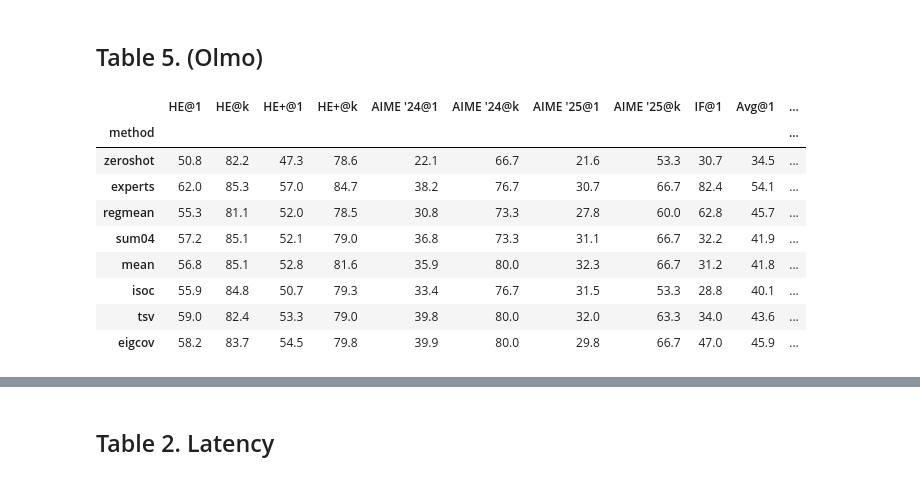
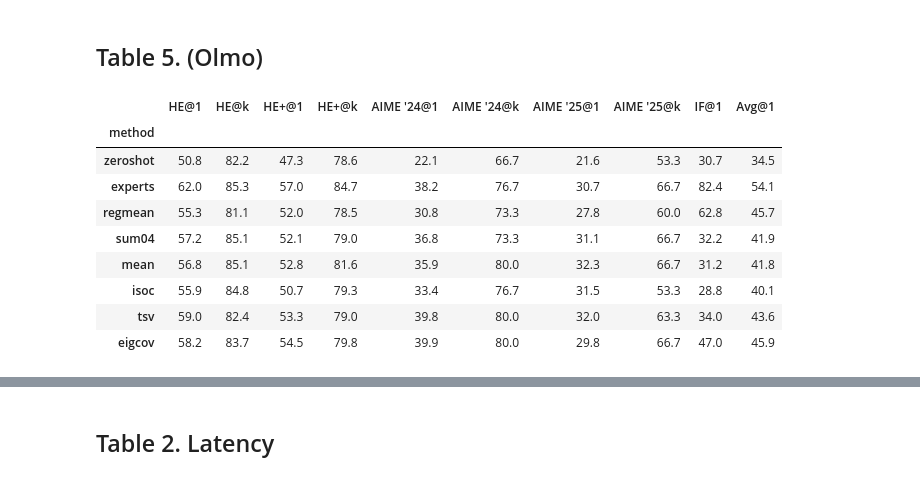
Before and after one commit to marawangamal/eigcov, a Jupyter notebook: notebooks/analysis.ipynb, the cells around one changed output, grey strips where cells are left out. Saved outputs shown, nothing was run; the diff lists cells and outputs as text; code cells hidden in the pictures.

```diff
--- a/notebooks/analysis.ipynb
+++ b/notebooks/analysis.ipynb
@@ -2415,22 +2426,22 @@ MODELS = {
 
 COLORS = {
     "EigenCov": "#00A658", "TSV": "#4A5568", "KNOTS-TSV": "#4A5568",
-    "ISO-C": "#718096", "KNOTS-ISO-C": "#718096", "Average": "#A0AEC0",
+    "Iso-C": "#718096", "KNOTS-Iso-C": "#718096", "Average": "#A0AEC0",
     "RegMean": "#CBD5E0", "TA": "#E2E8F0"
 }
 
-BAR_ORDER = ["TA", "RegMean", "Average", "ISO-C", "TSV", "EigenCov"]
-KNOTS_MAP = {"KNOTS-TSV": "TSV", "KNOTS-ISO-C": "ISO-C"}
-DATA_NEEDING = ["TA", "RegMean", "KNOTS-TSV", "KNOTS-ISO-C"]
+BAR_ORDER = ["TA", "RegMean", "Average", "Iso-C", "TSV", "EigenCov"]
+KNOTS_MAP = {"KNOTS-TSV": "TSV", "KNOTS-Iso-C": "Iso-C"}
+DATA_NEEDING = ["TA", "RegMean", "KNOTS-TSV", "KNOTS-Iso-C"]
 TEXTURE_SLASH = "//"
 TEXTURE_DOT = ".."
 
 # ── 2. Data Loading (Assuming standard format) ─────────────────────────
 # Re-including the processing logic to ensure 'df' and 'METHODS' map exist
 METHODS_MAP = {
-    "sum_data": "TA", "regmean": "RegMean", "mean": "Average", "isoc": "ISO-C",
-    "isoc_mean": "ISO-C", "tsv": "TSV", "eigcov": "EigenCov",
-    "knots_tsv": "KNOTS-TSV", "knots_isoc_mean": "KNOTS-ISO-C",
+    "sum_data": "TA", "regmean": "RegMean", "mean": "Average", "isoc": "Iso-C",
+    "isoc_mean": "Iso-C", "tsv": "TSV", "eigcov": "EigenCov",
+    "knots_tsv": "KNOTS-TSV", "knots_isoc_mean": "KNOTS-Iso-C",
     "expert": "Expert", "zeroshot": "Zeroshot"
 }
 
@@ -2520,7 +2531,7 @@ for r, c, mode, dom in grid_config:
         ax.set_ylabel("Accuracy (%)", fontweight="bold", labelpad=20)
 
 # ── 3. Global Legend & Export ──────────────────────────────────────────
-order = ["Expert", "Zeroshot", "TA", "RegMean", "Average", "ISO-C", "KNOTS-ISO-C", "TSV", "KNOTS-TSV", "EigenCov"]
+order = ["Expert", "Zeroshot", "TA", "RegMean", "Average", "Iso-C", "KNOTS-Iso-C", "TSV", "KNOTS-TSV", "EigenCov"]
 legend_data["Expert"] = plt.Line2D([0], [0], color="black", ls="--", lw=3.5)
 legend_data["Zeroshot"] = plt.Line2D([0], [0], color="gray", ls=":", lw=3.5)
 
@@ -2568,21 +2579,21 @@ MODELS = {
 }
 
 COLORS = {
-    "EigenCov": "#00A658", "TSV": "#4A5568", "KNOTS-TSV": "#4A5568",
-    "ISO-C": "#718096", "KNOTS-ISO-C": "#718096", "Average": "#A0AEC0",
+    "ACTMat": "#00A658", "TSV": "#4A5568", "KNOTS-TSV": "#4A5568",
+    "Iso-C": "#718096", "KNOTS-Iso-C": "#718096", "Average": "#A0AEC0",
     "RegMean": "#CBD5E0", "TA": "#E2E8F0"
 }
 
 METHODS_MAP = {
-    "sum_data": "TA", "regmean": "RegMean", "mean": "Average", "isoc": "ISO-C",
-    "isoc_mean": "ISO-C", "tsv": "TSV", "eigcov": "EigenCov",
-    "knots_tsv": "KNOTS-TSV", "knots_isoc_mean": "KNOTS-ISO-C",
-    "expert": "Expert", "zeroshot": "Zeroshot"
+    "sum_data": "TA", "regmean": "RegMean", "mean": "Average", "isoc": "Iso-C",
+    "isoc_mean": "Iso-C", "tsv": "TSV", "eigcov": "ACTMat",
+    "knots_tsv": "KNOTS-TSV", "knots_isoc_mean": "KNOTS-Iso-C",
+    "expert": "Expert", "zeroshot": "Zero-shot"
 }
 
-BAR_ORDER = ["TA", "RegMean", "Average", "ISO-C", "TSV", "EigenCov"]
-KNOTS_MAP = {"KNOTS-TSV": "TSV", "KNOTS-ISO-C": "ISO-C"}
-DATA_NEEDING = ["TA", "RegMean", "KNOTS-TSV", "KNOTS-ISO-C"]
+BAR_ORDER = ["TA", "RegMean", "Average", "Iso-C", "TSV", "ACTMat"]
+KNOTS_MAP = {"KNOTS-TSV": "TSV", "KNOTS-Iso-C": "Iso-C"}
+DATA_NEEDING = ["TA", "RegMean", "KNOTS-TSV", "KNOTS-Iso-C"]
 TEXTURE_SLASH, TEXTURE_DOT = "//", ".."
 
 # ── 2. Data Loading ───────────────────────────────────────────────────
@@ -2660,9 +2671,9 @@ for i, (mode, dom) in enumerate(panels):
     if i == 0: ax.set_ylabel("Accuracy (%)", fontweight="bold")
 
 # ── 4. Final Legend ────────────────────────────────────────────────────
-order = ["Expert", "Zeroshot", "TA", "RegMean", "Average", "ISO-C", "KNOTS-ISO-C", "TSV", "KNOTS-TSV", "EigenCov"]
+order = ["Expert", "Zero-shot", "TA", "RegMean", "Average", "Iso-C", "KNOTS-Iso-C", "TSV", "KNOTS-TSV", "ACTMat"]
 legend_data["Expert"] = plt.Line2D([0], [0], color="black", ls="--", lw=2.0)
-legend_data["Zeroshot"] = plt.Line2D([0], [0], color="gray", ls=":", lw=2.0)
+legend_data["Zero-shot"] = plt.Line2D([0], [0], color="gray", ls=":", lw=2.0)
 
 final_handles = [legend_data[m] for m in order if m in legend_data]
 fig.legend(final_handles, [m for m in order if m in legend_data],
@@ -2768,7 +2779,8 @@ col_order = [
     "AIME '25@1",  "AIME '25@k",
     # "IF@k",  drop
     "IF@1",
-    "Avg@1", "Avg@k"
+    "Avg@1",
+    # "Avg@k" drop
 ]
 
 # Standardize method order for the paper
@@ -2809,43 +2821,43 @@ def rank_style(s):
         else:
             styles.append("")
     return styles
 
 # ── 2. Apply and Export ────────────────────────────────────────────────
 # Map method names to professional formatting
 name_map = {"zeroshot": "Zero-shot", "experts": "Experts", "mean": "Average", "sum04": "TA",
             "tsv": "TSV", "isoc": "ISOC", "regmean": "RegMean", "eigcov": "\\methodname"}
 df_pivoted.index = df_pivoted.index.map(name_map)
 
 # Add \\textsc{} to the index
 df_pivoted.index = df_pivoted.index.map(lambda x: f"\\textsc{{{x}}}")
 
 # This is the "Native" Pandas Styler approach
 latex_table = (
     df_pivoted.style
     .apply(rank_style, axis=0) # Native Styler entry point
     .format(precision=1, na_rep="--")
     .to_latex(
         caption="OLMo-3-7B merging results. \\textbf{Bold} is 1st, \\underline{underline} is 2nd (excl. Baselines).",
         label="tab:results",
         hrules=True,
         position="t",
         position_float="centering",
         column_format="l" + "c" * len(df_pivoted.columns)
     )
 )
 
 print(latex_table)
 # %% [output]
-|  | HE@1 | HE@k | HE+@1 | HE+@k | AIME '24@1 | AIME '24@k | AIME '25@1 | AIME '25@k | IF@1 | Avg@1 | ... |
-| method |  |  |  |  |  |  |  |  |  |  | ... |
-| zeroshot | 50.8 | 82.2 | 47.3 | 78.6 | 22.1 | 66.7 | 21.6 | 53.3 | 30.7 | 34.5 | ... |
-| experts | 62.0 | 85.3 | 57.0 | 84.7 | 38.2 | 76.7 | 30.7 | 66.7 | 82.4 | 54.1 | ... |
-| regmean | 55.3 | 81.1 | 52.0 | 78.5 | 30.8 | 73.3 | 27.8 | 60.0 | 62.8 | 45.7 | ... |
-| sum04 | 57.2 | 85.1 | 52.1 | 79.0 | 36.8 | 73.3 | 31.1 | 66.7 | 32.2 | 41.9 | ... |
-| mean | 56.8 | 85.1 | 52.8 | 81.6 | 35.9 | 80.0 | 32.3 | 66.7 | 31.2 | 41.8 | ... |
-| isoc | 55.9 | 84.8 | 50.7 | 79.3 | 33.4 | 76.7 | 31.5 | 53.3 | 28.8 | 40.1 | ... |
-| tsv | 59.0 | 82.4 | 53.3 | 79.0 | 39.8 | 80.0 | 32.0 | 63.3 | 34.0 | 43.6 | ... |
-| eigcov | 58.2 | 83.7 | 54.5 | 79.8 | 39.9 | 80.0 | 29.8 | 66.7 | 47.0 | 45.9 | ... |
+|  | HE@1 | HE@k | HE+@1 | HE+@k | AIME '24@1 | AIME '24@k | AIME '25@1 | AIME '25@k | IF@1 | Avg@1 |
+| method |  |  |  |  |  |  |  |  |  |  |
+| zeroshot | 50.8 | 82.2 | 47.3 | 78.6 | 22.1 | 66.7 | 21.6 | 53.3 | 30.7 | 34.5 |
+| experts | 62.0 | 85.3 | 57.0 | 84.7 | 38.2 | 76.7 | 30.7 | 66.7 | 82.4 | 54.1 |
+| regmean | 55.3 | 81.1 | 52.0 | 78.5 | 30.8 | 73.3 | 27.8 | 60.0 | 62.8 | 45.7 |
+| sum04 | 57.2 | 85.1 | 52.1 | 79.0 | 36.8 | 73.3 | 31.1 | 66.7 | 32.2 | 41.9 |
+| mean | 56.8 | 85.1 | 52.8 | 81.6 | 35.9 | 80.0 | 32.3 | 66.7 | 31.2 | 41.8 |
+| isoc | 55.9 | 84.8 | 50.7 | 79.3 | 33.4 | 76.7 | 31.5 | 53.3 | 28.8 | 40.1 |
+| tsv | 59.0 | 82.4 | 53.3 | 79.0 | 39.8 | 80.0 | 32.0 | 63.3 | 34.0 | 43.6 |
+| eigcov | 58.2 | 83.7 | 54.5 | 79.8 | 39.9 | 80.0 | 29.8 | 66.7 | 47.0 | 45.9 |
 \begin{table}[t]
 \centering
 \caption{OLMo-3-7B merging results. \textbf{Bold} is 1st, \underline{underline} is 2nd (excl. Baselines).}
```
Also changed, not shown: parts of 7 cells of this notebook, 3 other files.
